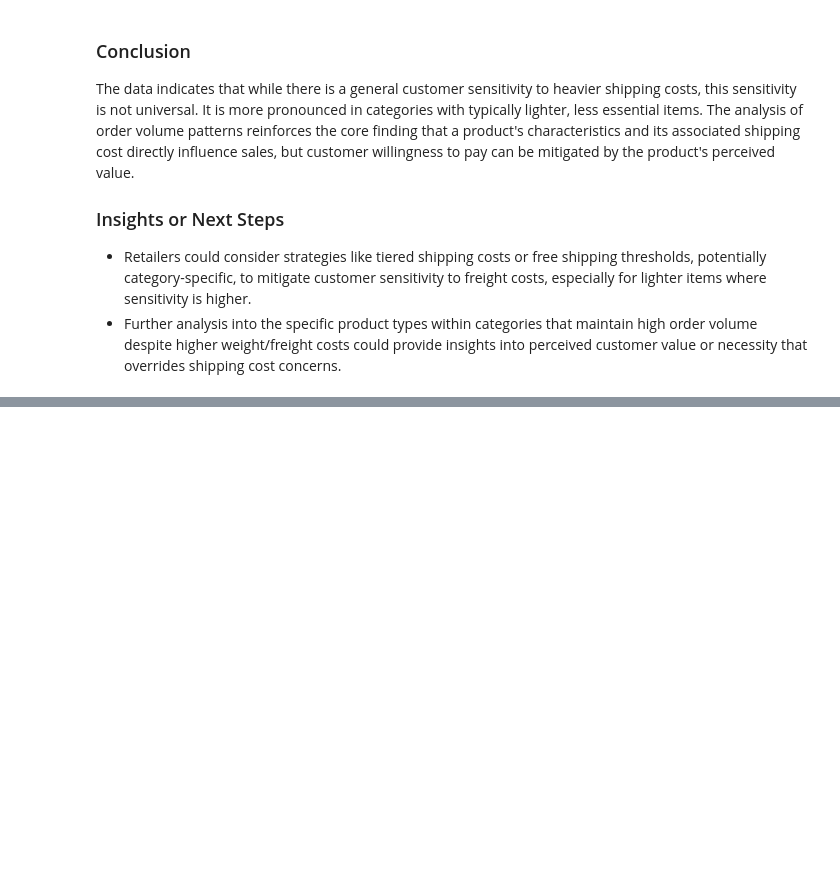
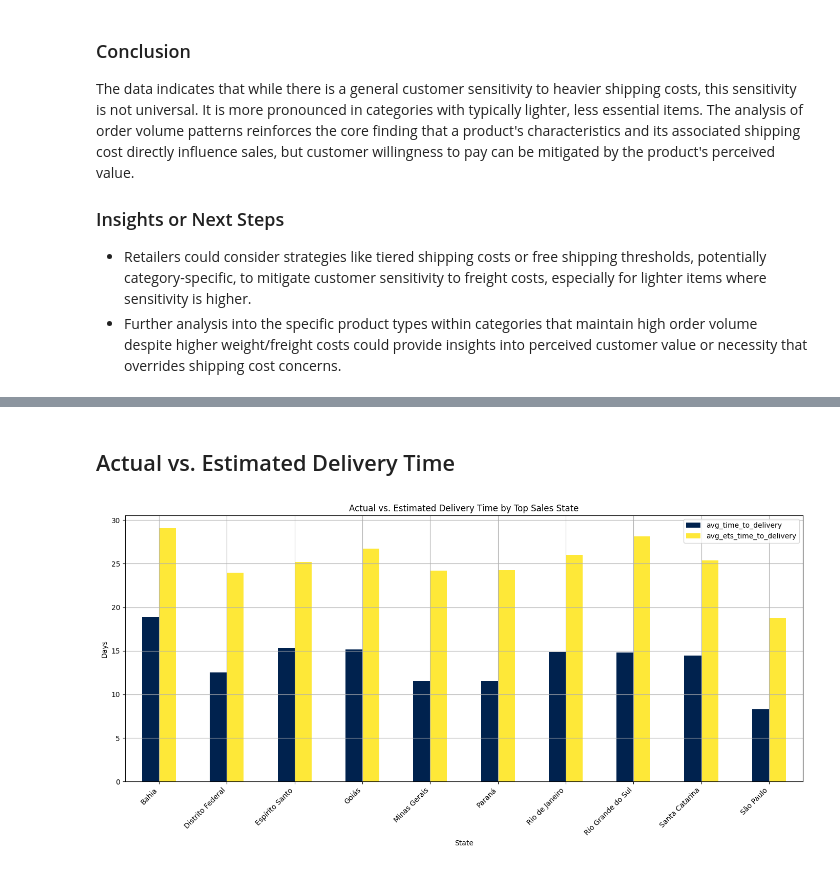
Before and after one commit to andy-nguyen-21/BrazilianE-Commerce, a Jupyter notebook: E_commerce_data_analyst.ipynb, the cells around one changed output, grey strips where cells are left out. Drawn from its saved outputs; the diff is of its cells as text; code cells hidden in the pictures; blank space fills up the shorter version.

```diff
--- a/E_commerce_data_analyst.ipynb
+++ b/E_commerce_data_analyst.ipynb
@@ -981,0 +1008,25 @@ The data indicates that while there is a general customer sensitivity to heavier
+# %%
+# Create Total fulfillment time and Est of fulfillment time
+avg_time_to_delivery_query = """
+    SELECT
+      customer_state,
+      AVG(CAST((julianday(order_delivered_customer_date) - julianday(order_purchase_timestamp)) AS INTEGER)) AS avg_time_to_delivery,
+      AVG(CAST((julianday(order_estimated_delivery_date) - julianday(order_purchase_timestamp)) AS INTEGER)) AS avg_ets_time_to_delivery
+    FROM
+      orders
+      JOIN customers USING (customer_id)
+    WHERE
+      order_status = 'delivered'
+      AND order_delivered_customer_date IS NOT NULL
+    GROUP BY
+      customer_state
+"""
+avg_time_to_delivery = pd.read_sql_query(avg_time_to_delivery_query, db_connection)
+
+# Adjust state names for better Readability
+avg_time_to_delivery['customer_state']=avg_time_to_delivery['customer_state'].map(brazilian_state_names)
+
+# Filter top 10 states by Sales Volume
+avg_time_to_delivery = avg_time_to_delivery[avg_time_to_delivery['customer_state'].isin(top_10_state['customer_state'])]
+
+avg_time_to_delivery.head(5)
@@ -981,0 +1081,21 @@ The data indicates that while there is a general customer sensitivity to heavier
+# %% [markdown]
+## Actual vs. Estimated Delivery Time
+# %%
+# Adjust state label for better readability
+
+
+# Generate visualization
+avg_time_to_delivery.plot(x='customer_state', kind='bar', figsize=(14, 7), colormap='cividis')
+
+# Add titles
+plt.title('Actual vs. Estimated Delivery Time by State')
+plt.xlabel('State')
+plt.ylabel('Days')
+plt.title('Actual vs. Estimated Delivery Time by Top Sales State')
+plt.grid(True)
+
+plt.xticks(rotation=45, ha='right')
+plt.tight_layout()
+plt.show()
+# %% [output]
+[figure, added]
```
Also changed, not shown: parts of 11 cells of this notebook.
